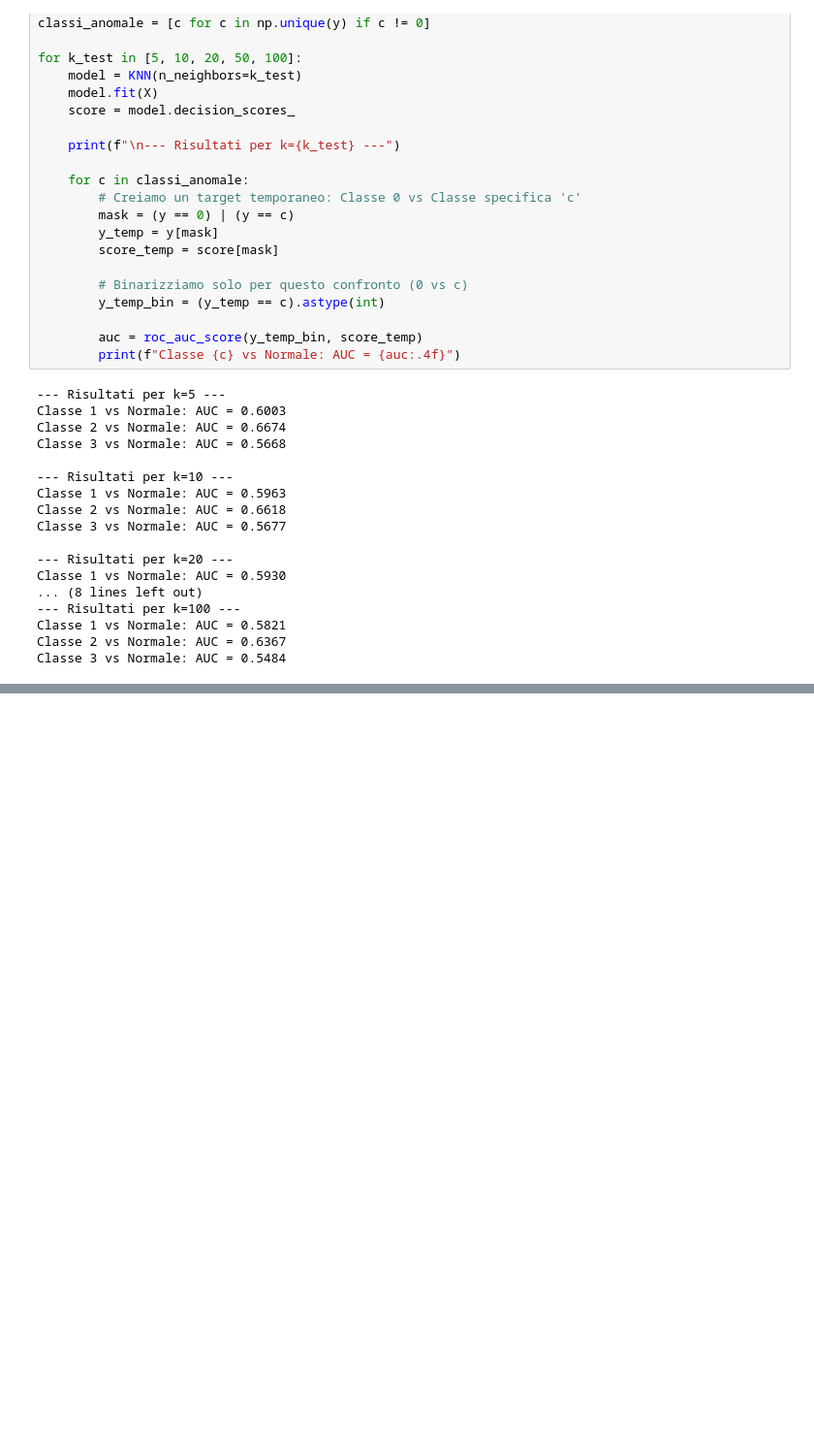
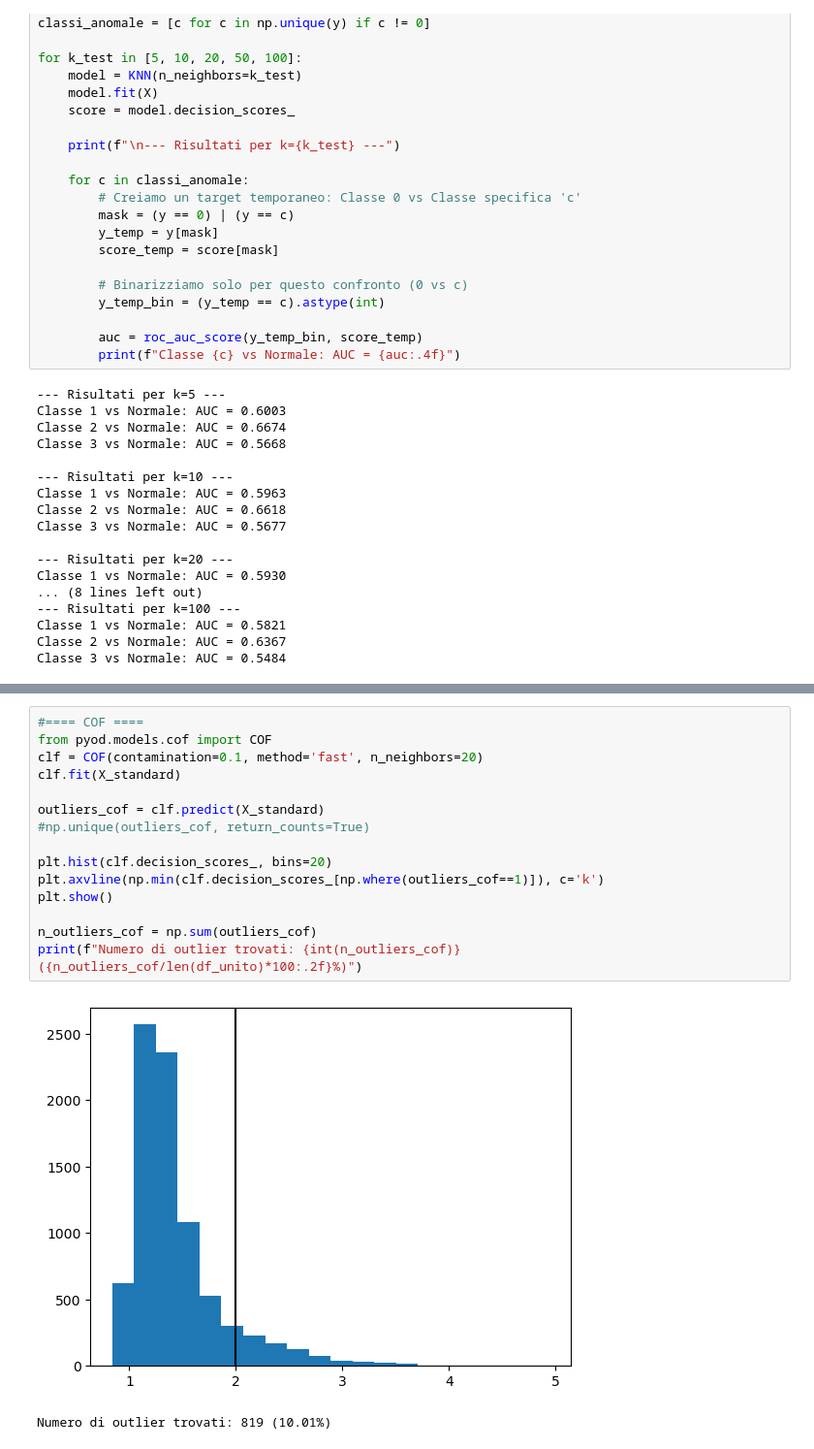
Before and after one commit to alessialaconca/Data_Mining_2_Child_Mind_Institute, a Jupyter notebook: ale/outliers_nopca.ipynb, the cells around one changed output, grey strips where cells are left out. Shown at 97% size. Drawn from its saved outputs; the diff is of its cells as text; blank space fills up the shorter version.

```diff
--- a/ale/outliers_nopca.ipynb
+++ b/ale/outliers_nopca.ipynb
@@ -268,0 +330,18 @@ plt.show()
+# %%
+#==== COF ====
+from pyod.models.cof import COF
+clf = COF(contamination=0.1, method='fast', n_neighbors=20)
+clf.fit(X_standard)
+
+outliers_cof = clf.predict(X_standard)
+#np.unique(outliers_cof, return_counts=True)
+
+plt.hist(clf.decision_scores_, bins=20)
+plt.axvline(np.min(clf.decision_scores_[np.where(outliers_cof==1)]), c='k')
+plt.show()
+
+n_outliers_cof = np.sum(outliers_cof)
+print(f"Numero di outlier trovati: {int(n_outliers_cof)} ({n_outliers_cof/len(df_unito)*100:.2f}%)")
+# %% [output]
+[figure, added]
+Numero di outlier trovati: 819 (10.01%)
```
Also changed, not shown: parts of 9 cells of this notebook, 1 other file.
